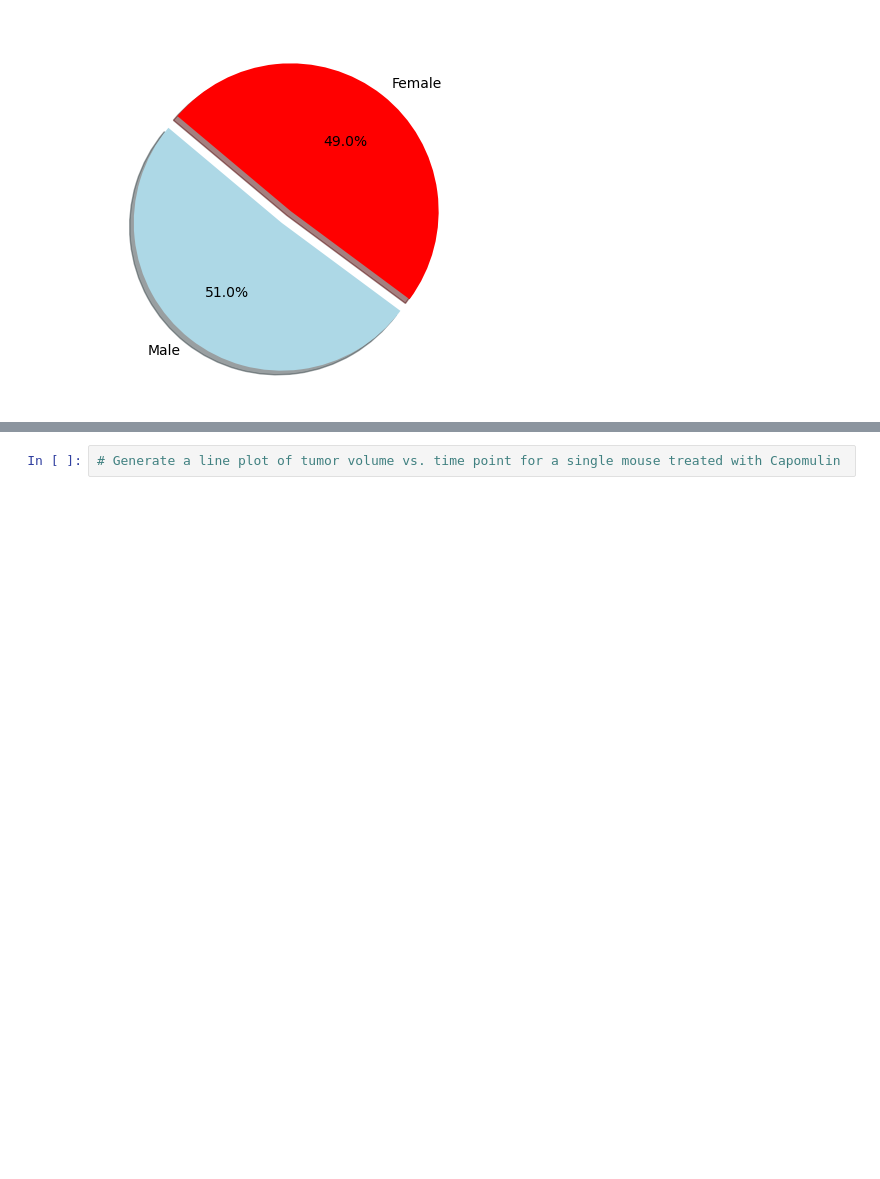
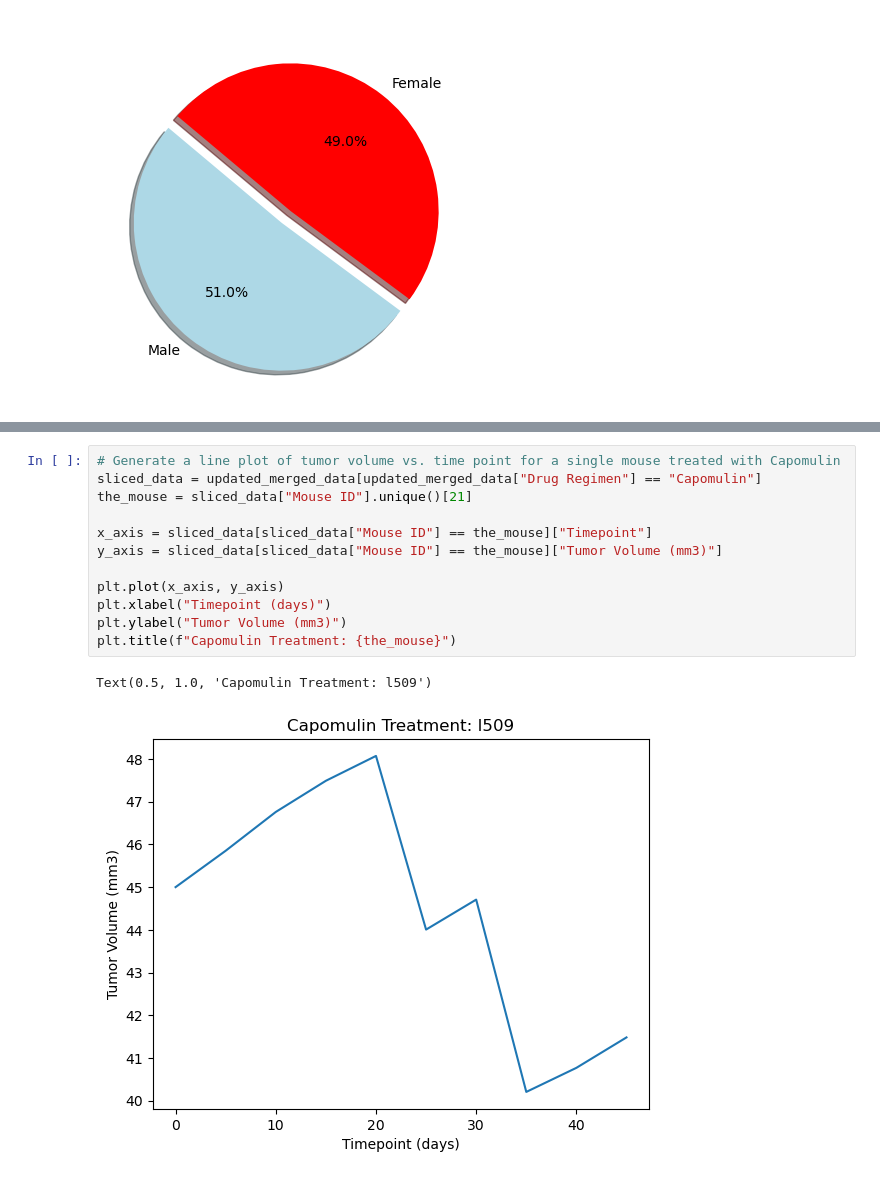
Before and after one commit to matthewsvale/dataframe-graphs, a Jupyter notebook: Mouse Graphs.ipynb, the cells around one changed output, grey strips where cells are left out. Drawn from its saved outputs; the diff is of its cells as text; blank space fills up the shorter version.

```diff
--- a/Mouse Graphs.ipynb
+++ b/Mouse Graphs.ipynb
@@ -369,4 +286,17 @@ total_df
 # %%
 # Generate a line plot of tumor volume vs. time point for a single mouse treated with Capomulin
+sliced_data = updated_merged_data[updated_merged_data["Drug Regimen"] == "Capomulin"]
+the_mouse = sliced_data["Mouse ID"].unique()[21]
+
+x_axis = sliced_data[sliced_data["Mouse ID"] == the_mouse]["Timepoint"]
+y_axis = sliced_data[sliced_data["Mouse ID"] == the_mouse]["Tumor Volume (mm3)"]
+
+plt.plot(x_axis, y_axis)
+plt.xlabel("Timepoint (days)")
+plt.ylabel("Tumor Volume (mm3)")
+plt.title(f"Capomulin Treatment: {the_mouse}")
+# %% [output]
+Text(0.5, 1.0, 'Capomulin Treatment: l509')
+[figure, added]
 # %%
 # Generate a scatter plot of mouse weight vs. the average observed tumor volume for the entire Capomulin regimen
```
Also changed, not shown: parts of 11 cells of this notebook.
